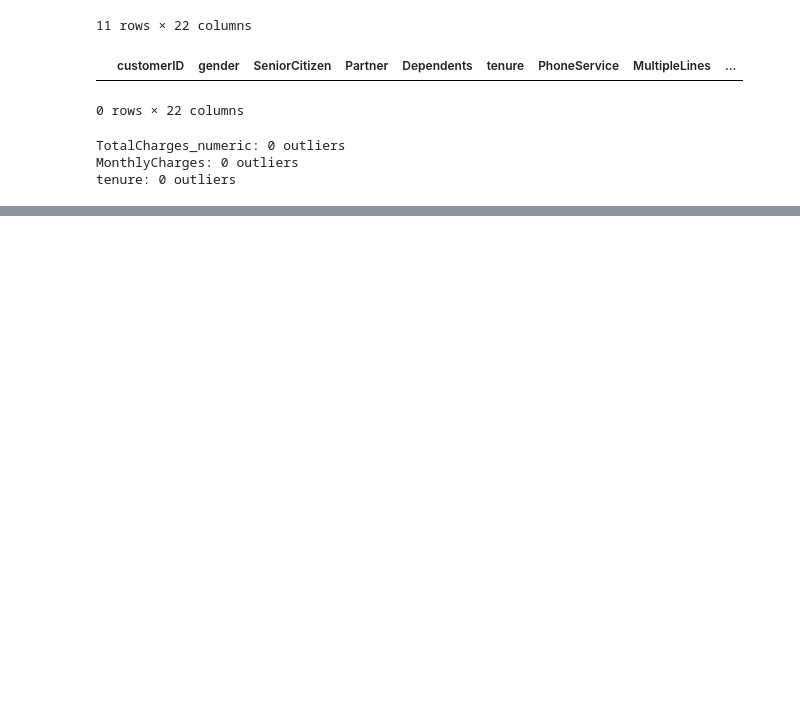
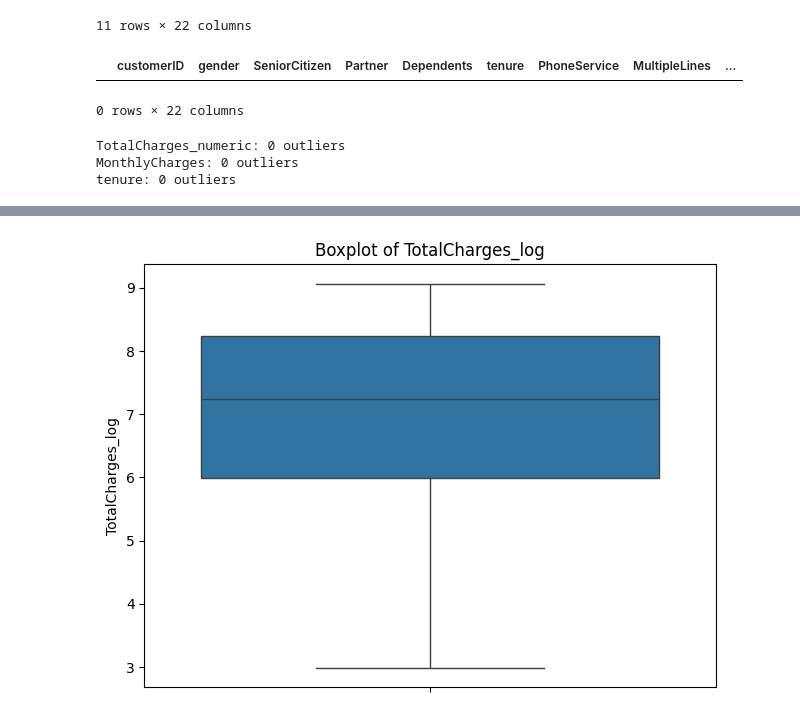
Before and after one commit to Kavishka2401/CustomerChurnPredictionSystem, a Jupyter notebook: 2_Preprocessing.ipynb, the cells around one changed output, grey strips where cells are left out. Drawn from its saved outputs; the diff is of its cells as text; code cells hidden in the pictures; blank space fills up the shorter version.

Commit message:
Preprocessed data and saved pre-processed file to drive

```diff
--- a/2_Preprocessing.ipynb
+++ b/2_Preprocessing.ipynb
@@ -16,6 +18,6 @@ from sklearn.preprocessing import MinMaxScaler
 # %%
 # Provide path
-data=pd.read_csv('/content/drive/MyDrive/WA_Fn-UseC_-Telco-Customer-Churn.csv')
+data=pd.read_csv('/content/drive/MyDrive/Customer_Churn_Data.csv')
 # %%
 # Make a copy of the original dataset to work with
 data_copy = data.copy()
@@ -88,6 +111,13 @@ dtype: float64
 # %%
 # Log transform TotalCharges_numeric (Skew handling)
 df_nn['TotalCharges_log'] = np.log1p(df_nn['TotalCharges_numeric'])
+# %%
+sns.boxplot(df_nn['TotalCharges_log'])
+plt.title(f'Boxplot of {'TotalCharges_log'}')
+plt.tight_layout()
+plt.show()
+# %% [output]
+[figure, added]
 # %%
 from sklearn.preprocessing import MinMaxScaler
 
```
Also changed, not shown: parts of 11 cells of this notebook.
